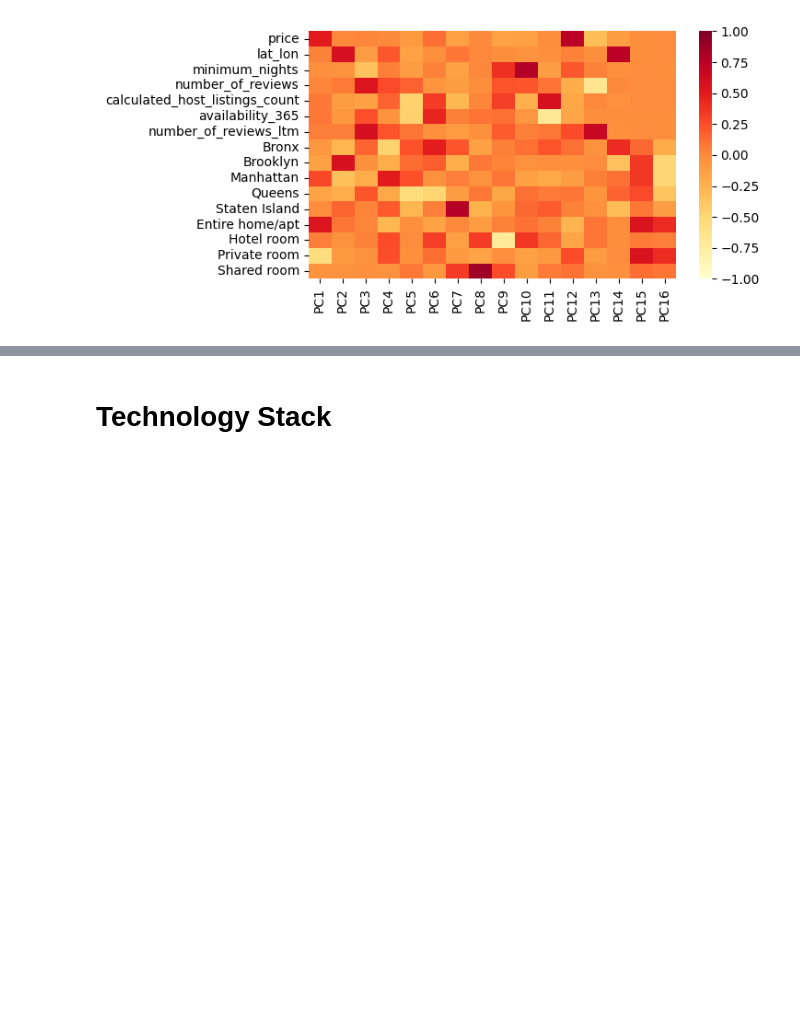
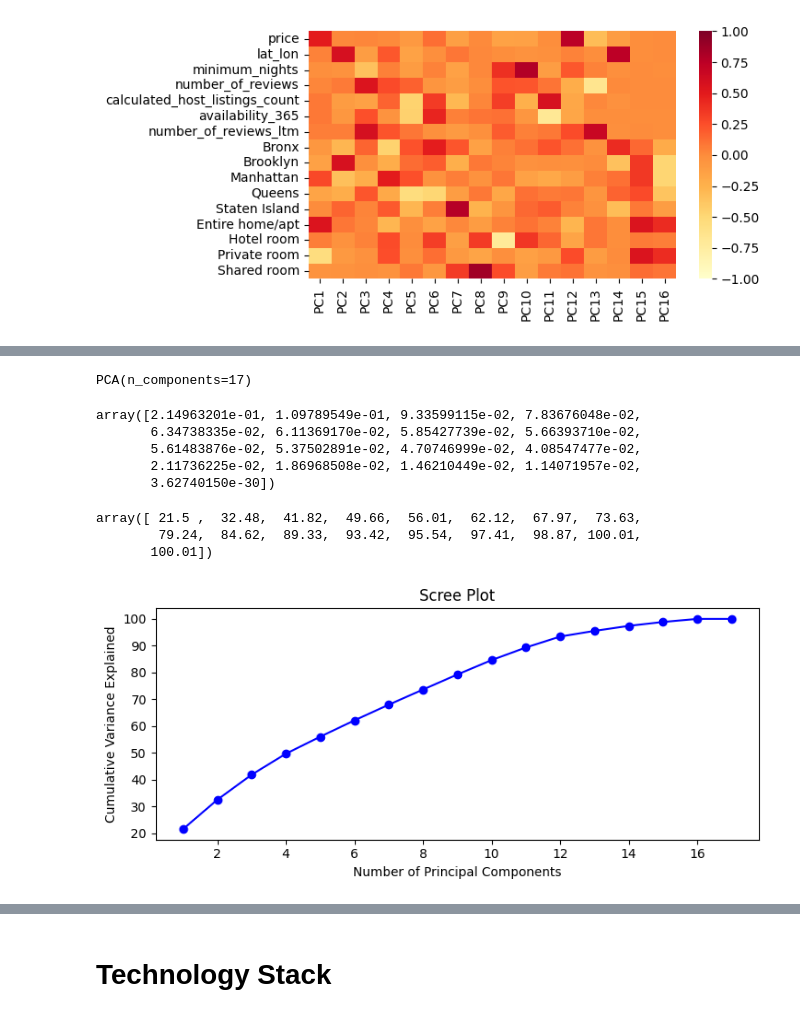
Before and after one commit to Naren1610/IST5520GrpProj, a Jupyter notebook: Milestone3_v4.ipynb, the cells around one changed output, grey strips where cells are left out. Drawn from its saved outputs; the diff is of its cells as text; code cells hidden in the pictures; blank space fills up the shorter version.

```diff
--- a/Milestone3_v4.ipynb
+++ b/Milestone3_v4.ipynb
@@ -1867,0 +2135,4 @@ plt.show()
+# %%
+df = X.drop(['neighbourhood_group','room_type'], axis=1)
+display(df.info())
+display(df[df.columns[0:]].corr()['price'][:].sort_values(ascending=False).to_frame())
@@ -1867,0 +2175,5 @@ plt.show()
+# %%
+X = scale(df)# Normalize the data
+display(pd.DataFrame(X).describe().transpose())# Display the normalize data statistics
+corr_ = pd.DataFrame(X).corr() #Display the correlation matrix for the normalized data
+pd.DataFrame(corr_).style.background_gradient(cmap = 'YlOrRd')
@@ -1867,0 +2222,36 @@ plt.show()
+# %%
+pca1 = PCA(n_components=17)
+# Fit the PCA model
+pca1.fit(X)
+# %% [output]
+PCA(n_components=17)
+# %%
+
+#The amount of variance that each PC explains
+var = pca1.explained_variance_ratio_
+display(var)
+# %% [output]
+array([2.14963201e-01, 1.09789549e-01, 9.33599115e-02, 7.83676048e-02,
+       6.34738335e-02, 6.11369170e-02, 5.85427739e-02, 5.66393710e-02,
+       5.61483876e-02, 5.37502891e-02, 4.70746999e-02, 4.08547477e-02,
+       2.11736225e-02, 1.86968508e-02, 1.46210449e-02, 1.14071957e-02,
+       3.62740150e-30])
+# %%
+
+#Cumulative Variance explains
+var1 = np.cumsum(np.round(pca1.explained_variance_ratio_, decimals=4)*100)
+display(var1)
+# %% [output]
+array([ 21.5 ,  32.48,  41.82,  49.66,  56.01,  62.12,  67.97,  73.63,
+        79.24,  84.62,  89.33,  93.42,  95.54,  97.41,  98.87, 100.01,
+       100.01])
+# %%
+var1 = pd.DataFrame(var1, index=np.arange(1,18))
+plt.plot(var1,'-o',color='blue')
+plt.title('Scree Plot')
+plt.xlabel('Number of Principal Components')
+plt.ylabel('Cumulative Variance Explained')
+plt.savefig('scree_plot.png',dpi=100,bbox_inches='tight')
+plt.show()
+# %% [output]
+[figure, added]
```
Also changed, not shown: parts of 37 cells of this notebook.
